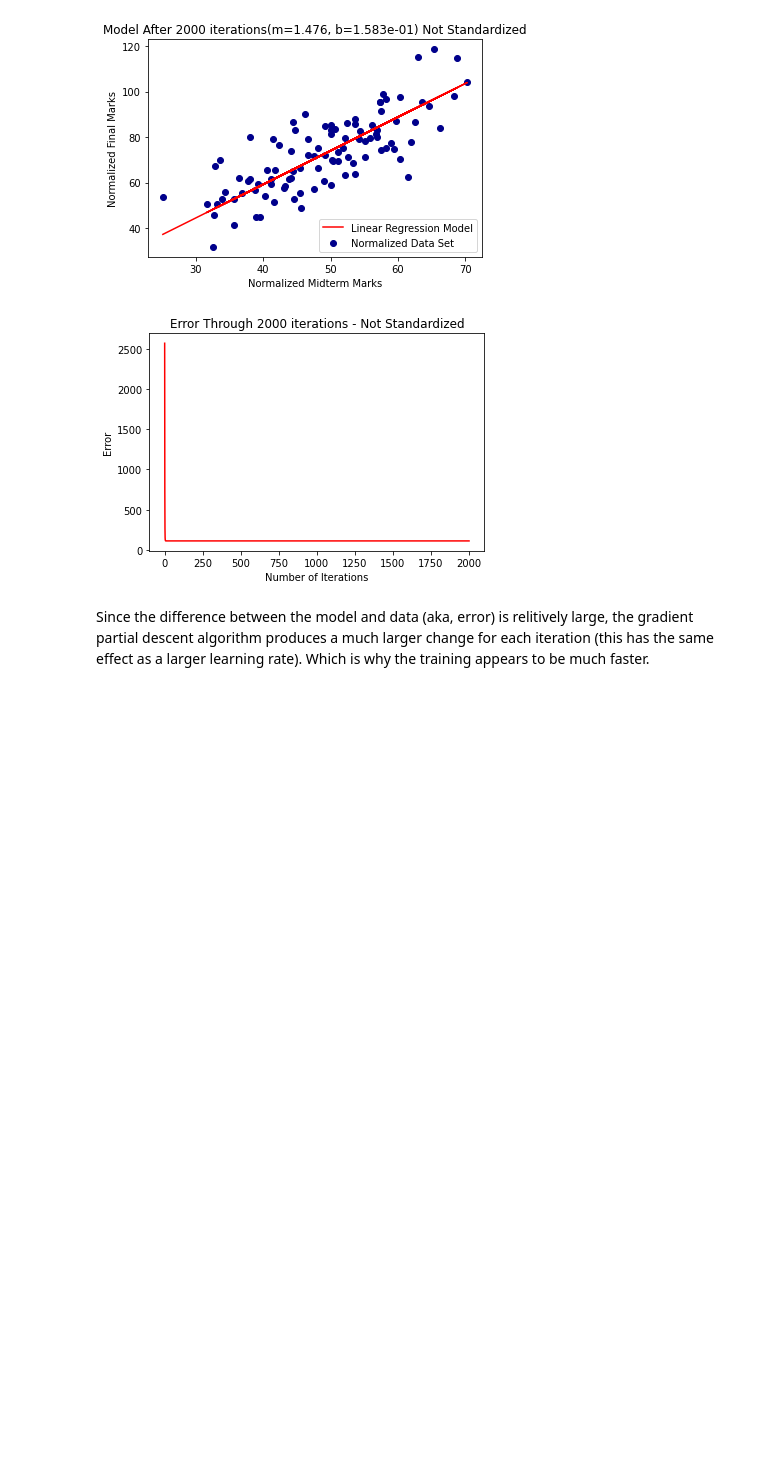
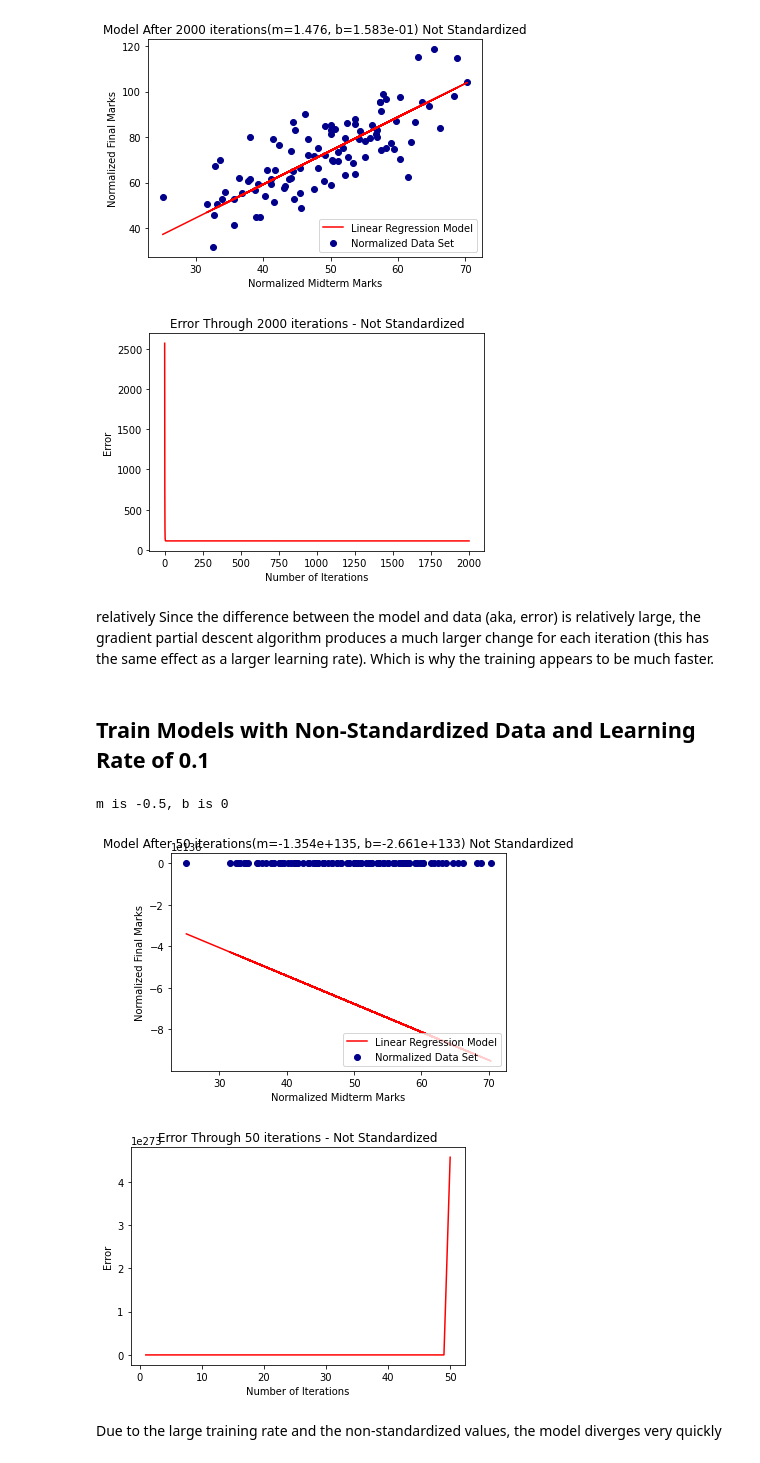
Before and after one commit to wahab14131211/Machine-Learning-Practice, a Jupyter notebook: Lab1/Lab1.ipynb, the cells around one changed output. Drawn from its saved outputs; the diff is of its cells as text; code cells hidden in the pictures; blank space fills up the shorter version.

Commit message:
Include Non-standardized data with alpha of 0.1.

```diff
--- a/Lab1/Lab1.ipynb
+++ b/Lab1/Lab1.ipynb
@@ -203,4 +210,16 @@ trainModel(m,b,alpha,data,2000,False)
 [figure]
 [figure]
 # %% [markdown]
-Since the difference between the model and data (aka, error) is relitively large, the gradient partial descent algorithm produces a much larger change for each iteration (this has the same effect as a larger learning rate). Which is why the training appears to be much faster.
+relatively Since the difference between the model and data (aka, error) is relatively  large, the gradient partial descent algorithm produces a much larger change for each iteration (this has the same effect as a larger learning rate). Which is why the training appears to be much faster.
+# %% [markdown]
+## Train Models with Non-Standardized Data and Learning Rate of 0.1
+# %%
+alpha = 0.1
+print("m is {}, b is {}".format(m,b))
+trainModel(m,b,alpha,data,50,False)
+# %% [output]
+m is -0.5, b is 0
+[figure, added]
+[figure, added]
+# %% [markdown]
+Due to the large training rate and the non-standardized values, the model diverges very quickly
```
Also changed, not shown: parts of 2 cells of this notebook.
